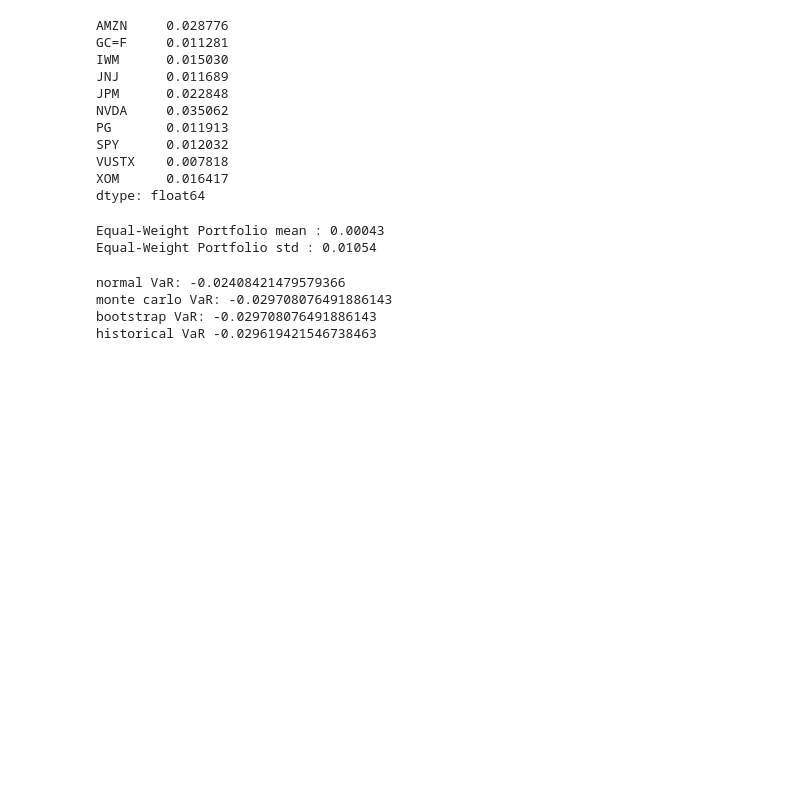
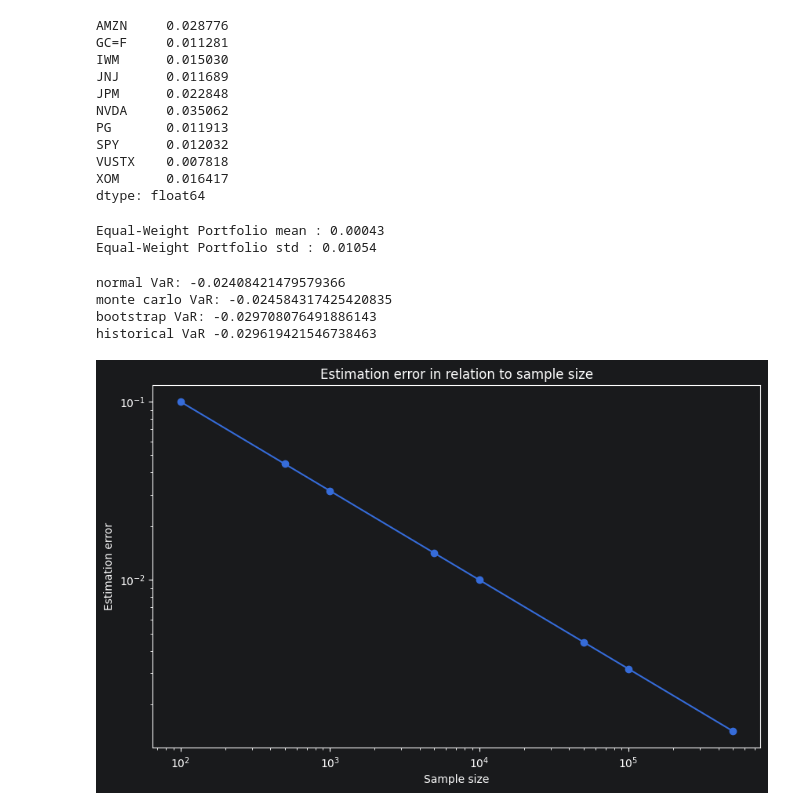
Before and after one commit to lukaszchazowiec/quant-risk-lab, a Jupyter notebook: notebooks/01_monte_carlo_foundations.ipynb, the cells around one changed output. Drawn from its saved outputs; the diff is of its cells as text; code cells hidden in the pictures; blank space fills up the shorter version.

```diff
--- a/notebooks/01_monte_carlo_foundations.ipynb
+++ b/notebooks/01_monte_carlo_foundations.ipynb
@@ -89,7 +92,7 @@ size = 10000
 rng = np.random.default_rng(42)
 mc_returns = rng.normal(loc=ew_portfolio_mean, scale=ew_portfolio_std, size=size)
 
-monte_carlo_var = np.percentile(boot_returns, 1)
+monte_carlo_var = np.percentile(mc_returns, 1)
 print(f"monte carlo VaR: {float(monte_carlo_var)}")
 
 # Bootstrap VaR
@@ -103,6 +106,6 @@ historical_var = np.percentile(ew_portfolio_returns, 1)
 print(f"historical VaR {float(historical_var)}")
 # %% [output]
 normal VaR: -0.02408421479579366
-monte carlo VaR: -0.029708076491886143
+monte carlo VaR: -0.024584317425420835
 bootstrap VaR: -0.029708076491886143
 historical VaR -0.029619421546738463
@@ -108,0 +118,15 @@ historical VaR -0.029619421546738463
+# %%
+sample_sizes = [100, 500, 1000, 5000, 10000, 50000, 100000, 500000]
+estimation_errors = []
+
+for sample in sample_sizes:
+    estimation_errors.append(1 / np.sqrt(sample))
+
+fig = plt.figure(figsize=(10, 6))
+plt.title("Estimation error in relation to sample size")
+plt.loglog(sample_sizes, estimation_errors, marker="o")
+plt.xlabel("Sample size")
+plt.ylabel("Estimation error")
+plt.show()
+# %% [output]
+[figure, added]
```
Also changed, not shown: parts of 4 cells of this notebook.
